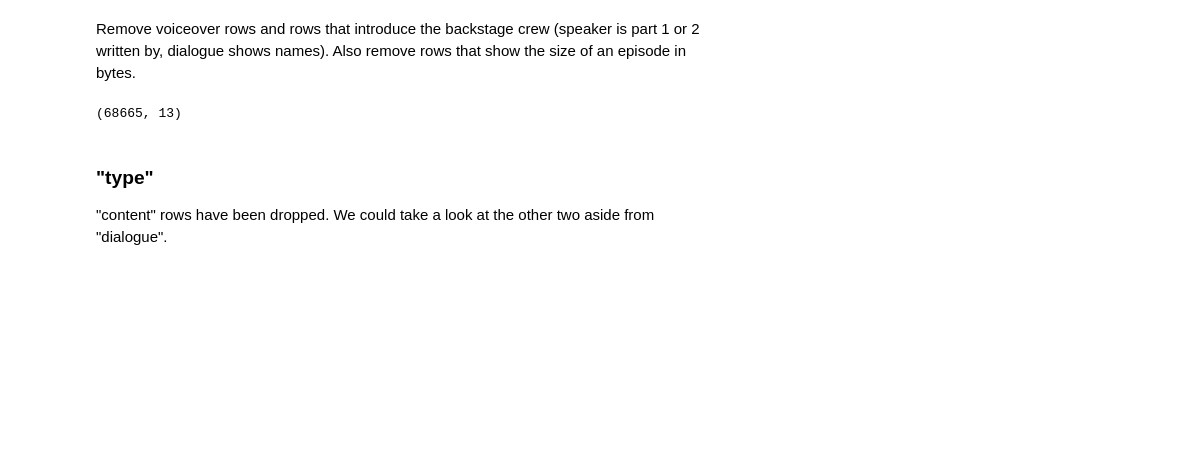
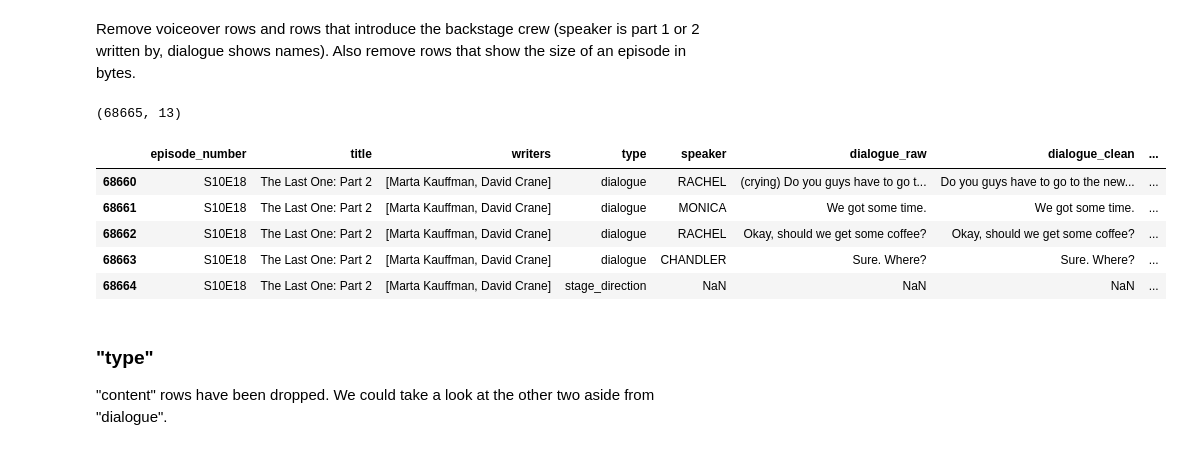
Before and after one commit to DimitarDimitrov2001/EMM-Friends-Project, a Jupyter notebook: data_parser.ipynb, the cells around one changed output. Cells and saved outputs as stored; diff of their text form; code cells hidden in the pictures; blank space fills up the shorter version.

```diff
--- a/data_parser.ipynb
+++ b/data_parser.ipynb
@@ -443,3 +455,12 @@ df_script.reset_index(drop=True, inplace=True)
+# %%
+df_script.tail(5)
+# %% [output]
+|  | episode_number | title | writers | type | speaker | dialogue_raw | dialogue_clean | ... |
+| 68660 | S10E18 | The Last One: Part 2 | [Marta Kauffman, David Crane] | dialogue | RACHEL | (crying) Do you guys have to go t... | Do you guys have to go to the new... | ... |
+| 68661 | S10E18 | The Last One: Part 2 | [Marta Kauffman, David Crane] | dialogue | MONICA | We got some time. | We got some time. | ... |
+| 68662 | S10E18 | The Last One: Part 2 | [Marta Kauffman, David Crane] | dialogue | RACHEL | Okay, should we get some coffee? | Okay, should we get some coffee? | ... |
+| 68663 | S10E18 | The Last One: Part 2 | [Marta Kauffman, David Crane] | dialogue | CHANDLER | Sure. Where? | Sure. Where? | ... |
+| 68664 | S10E18 | The Last One: Part 2 | [Marta Kauffman, David Crane] | stage_direction | NaN | NaN | NaN | ... |
 # %% [markdown]
 ### "type"
 "content" rows have been dropped. We could take a look at the other two aside from "dialogue".
```
Also changed, not shown: parts of 13 cells of this notebook, 2 other files.
